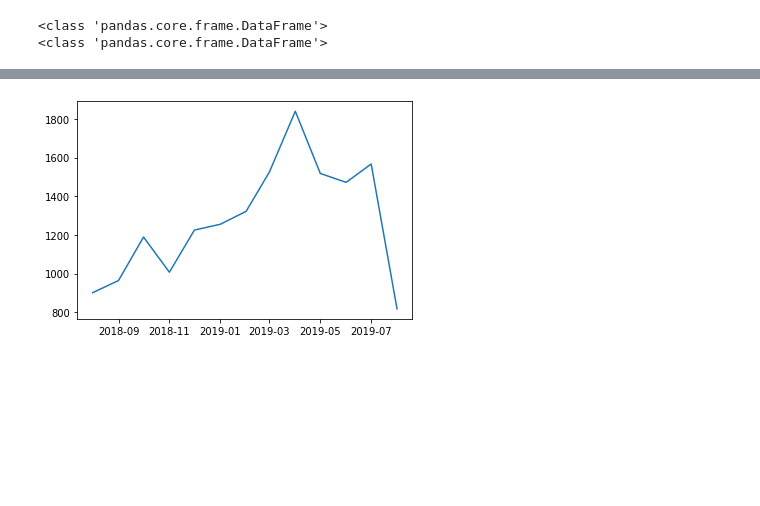
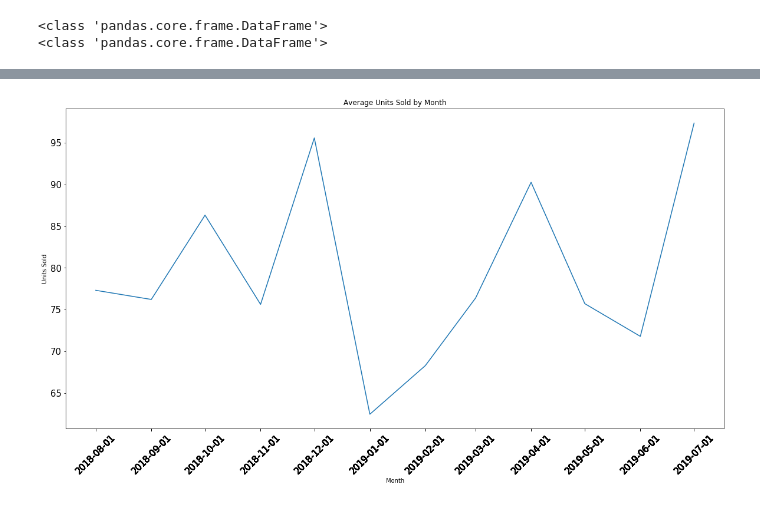
Before and after one commit to GarrettMarkScott/CRM-Data-from-GSheets, a Jupyter notebook: Analyzing our Clients CRM Data.ipynb, the cells around one changed output, grey strips where cells are left out. Drawn from its saved outputs; the diff is of its cells as text; code cells hidden in the pictures; blank space fills up the shorter version.

```diff
--- a/Analyzing our Clients CRM Data.ipynb
+++ b/Analyzing our Clients CRM Data.ipynb
@@ -245,4 +201,11 @@ m_totals.groupby(['Month']).count()
-# %%
-plt.plot(m_totals.groupby(['Month'])['Units Sold'].sum());
-# %% [output]
-[figure, removed]
+# %%
+plt.figure(figsize=(20,10))
+plt.plot(m_totals.groupby(['Month'])['Units Sold'].mean());
+plt.title('Average Units Sold by Month');
+plt.xlabel('Month');
+plt.ylabel('Units Sold');
+plt.xticks(m_totals['Month'], rotation=45);
+plt.tick_params(labelsize=15);
+plt.savefig("Avg. Cars Sold.png",edgecolor='k')
+# %% [output]
+[figure, added]
```
Also changed, not shown: parts of 9 cells of this notebook, 1 other file.
